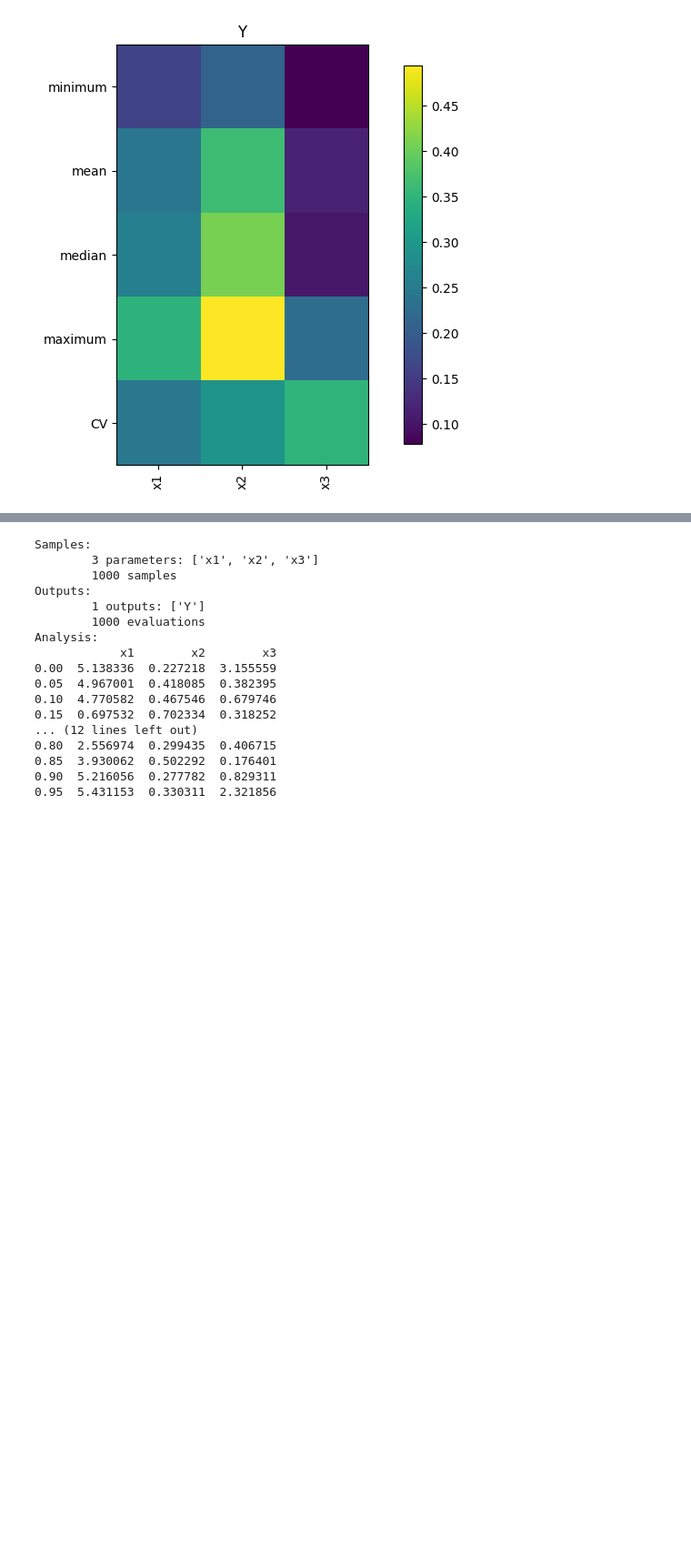
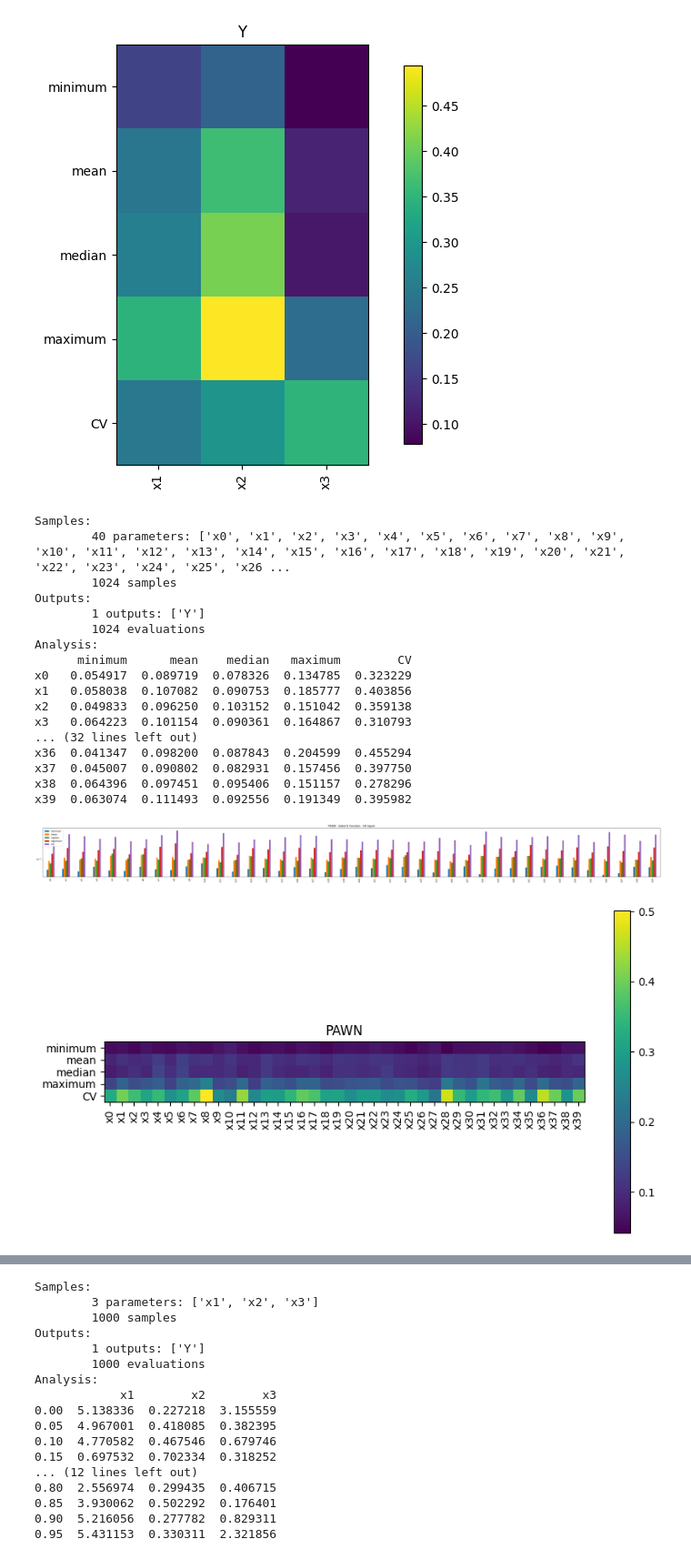
Before and after one commit to AllmieBloom/summer24, a Jupyter notebook: salib_exploration.ipynb, the cells around one changed output, grey strips where cells are left out. Shown at 91% size. Cells and saved outputs as stored; diff of their text form; code cells hidden in the pictures; blank space fills up the shorter version.

```diff
--- a/salib_exploration.ipynb
+++ b/salib_exploration.ipynb
@@ -573,3 +881,61 @@ x3    0.078  0.119032  0.10400    0.227  0.348349
 <Axes: title={'center': 'Y'}>
 [figure]
 [figure]
+# %%
+# ==== PAWN ~ Sobol G-Function ===
+from SALib.test_functions import Sobol_G
+
+def pawn_sobol_g(n, a_arr=[], delta_arr=[]):
+    names_arr = []
+    for i in range(n):
+        param = 'x' + str(i)
+        names_arr.append(param)
+
+    if len(a_arr) == 0 and len(delta_arr) == 0:
+        for i in range(n):
+            a_arr.append(9)
+            delta_arr.append(1)
+
+    # define model inputs
+    sp = ProblemSpec({
+        'num_vars': n,
+        'names': names_arr,
+        'bounds': [[0,1]] * n
+    })
+
+    (sp.sample_latin(1024).evaluate(
+        Sobol_G.evaluate, a=np.array(a_arr), delta=np.array(delta_arr)
+        ).analyze_pawn())
+
+    print(sp)
+
+    # === Plotting results ===
+    axes = sp.plot() #  returns matplotlib axes object
+    axes.set_yscale('log') # set plot to log scale
+    fig = plt.gcf() # get current figure
+    fig.set_size_inches(40, 4)
+    plt.title(label=f"PAWN - Sobol G Function - {n} inputs")
+    plt.tight_layout()
+    sp.heatmap(title="PAWN")
+
+# pawn_sobol_g(40)
+# %% [output]
+Samples:
+        40 parameters: ['x0', 'x1', 'x2', 'x3', 'x4', 'x5', 'x6', 'x7', 'x8', 'x9', 'x10', 'x11', 'x12', 'x13', 'x14', 'x15', 'x16', 'x17', 'x18', 'x19', 'x20', 'x21', 'x22', 'x23', 'x24', 'x25', 'x26 ...
+        1024 samples
+Outputs:
+        1 outputs: ['Y']
+        1024 evaluations
+Analysis:
+      minimum      mean    median   maximum        CV
+x0   0.054917  0.089719  0.078326  0.134785  0.323229
+x1   0.058038  0.107082  0.090753  0.185777  0.403856
+x2   0.049833  0.096250  0.103152  0.151042  0.359138
+x3   0.064223  0.101154  0.090361  0.164867  0.310793
+... (32 lines left out)
+x36  0.041347  0.098200  0.087843  0.204599  0.455294
+x37  0.045007  0.090802  0.082931  0.157456  0.397750
+x38  0.064396  0.097451  0.095406  0.151157  0.278296
+x39  0.063074  0.111493  0.092556  0.191349  0.395982
+[figure, added]
+[figure, added]
```
Also changed, not shown: parts of 35 cells of this notebook.
